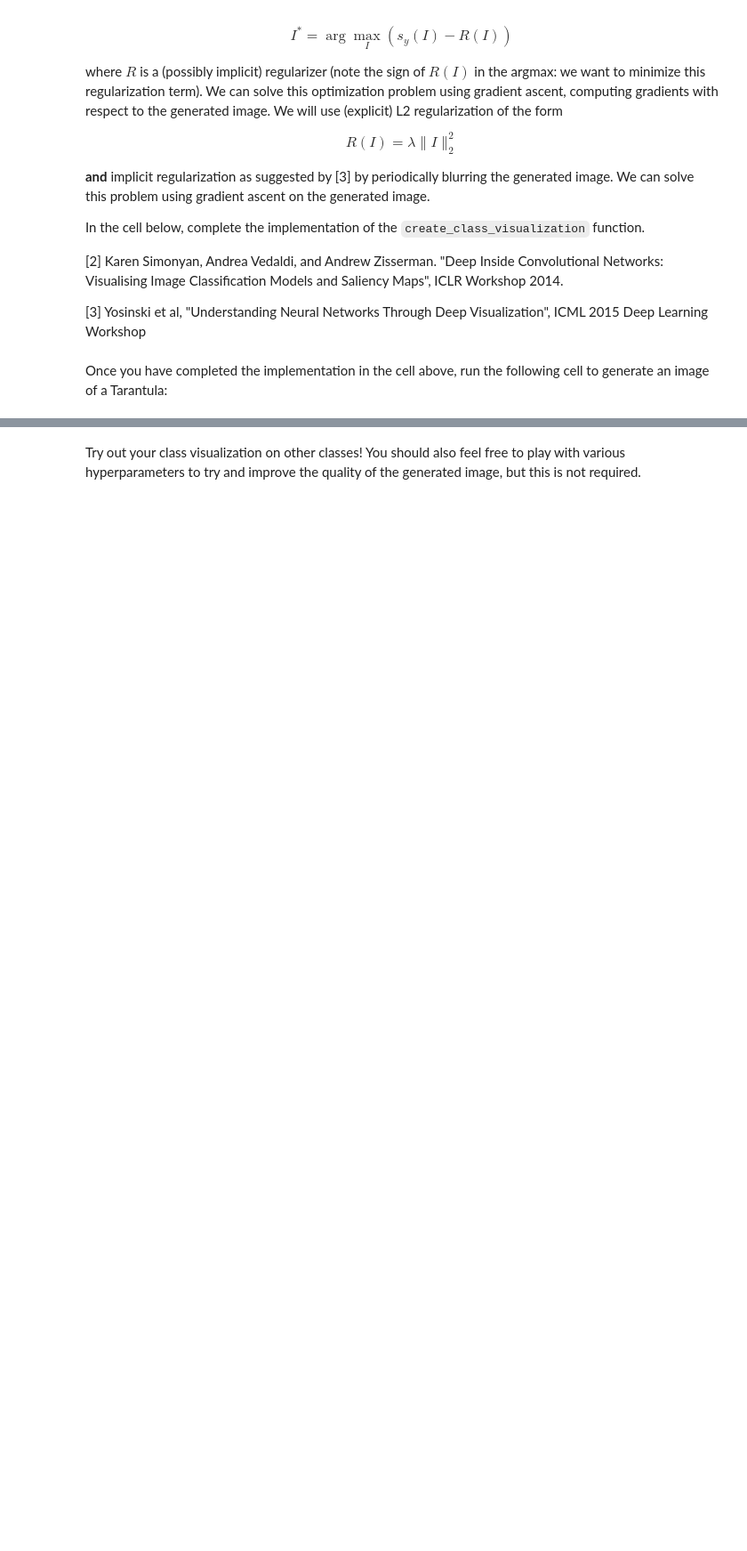
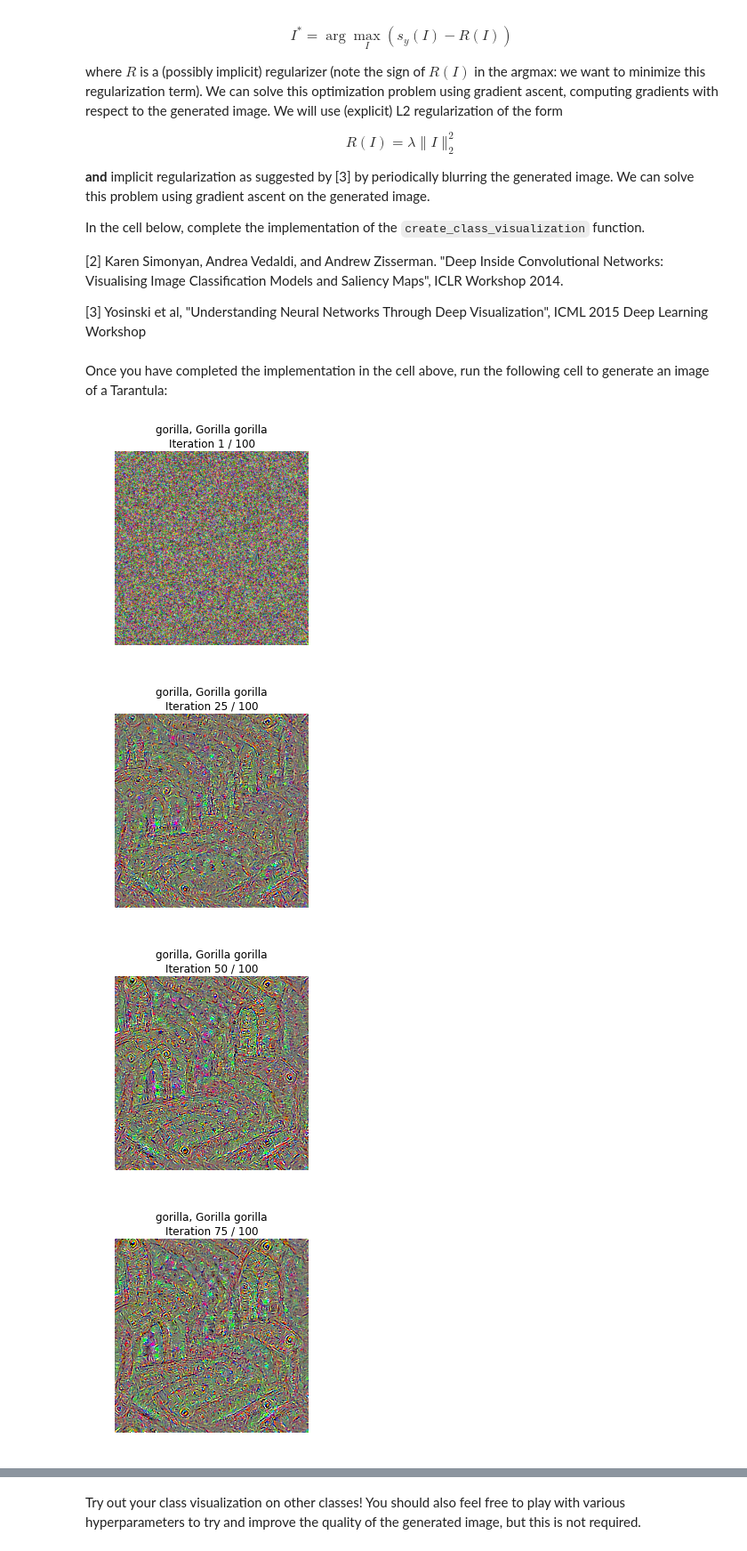
Before and after one commit to seb-afk/cs231n, a Jupyter notebook: assignment3/NetworkVisualization-PyTorch.ipynb, the cells around one changed output, grey strips where cells are left out. Shown at 89% size. Drawn from its saved outputs; the diff is of its cells as text; code cells hidden in the pictures; blank space fills up the shorter version.

```diff
--- a/assignment3/NetworkVisualization-PyTorch.ipynb
+++ b/assignment3/NetworkVisualization-PyTorch.ipynb
@@ -249,7 +260,7 @@ def make_fooling_image(X, target_y, model):
     ##############################################################################
     learning_rate = 1
     y_tensor = torch.LongTensor([target_y])
-    for iteration_i in range(100):
+    for iteration_i in range(50):
         scores = model(X_fooling)
         loss = F.cross_entropy(scores, y_tensor)
         # backpropagate x
@@ -267,7 +278,7 @@ def make_fooling_image(X, target_y, model):
 Run the following cell to generate a fooling image. You should ideally see at first glance no major difference between the original and fooling images, and the network should now make an incorrect prediction on the fooling one. However you should see a bit of random noise if you look at the 10x magnified difference between the original and fooling images. Feel free to change the `idx` variable to explore other images.
 # %%
 idx = 0
-target_y = 6
+target_y = 20
 
 X_tensor = torch.cat([preprocess(Image.fromarray(x)) for x in X], dim=0)
 X_fooling = make_fooling_image(X_tensor[idx:idx+1], target_y, model)
@@ -390,7 +403,18 @@ def create_class_visualization(target_y, model, dtype, **kwargs):
         # L2 regularization term!                                              #
         # Be very careful about the signs of elements in your code.            #
         ########################################################################
-        pass
+        y_tensor = torch.LongTensor([target_y])
+        scores = model(img)
+        dataloss = F.cross_entropy(scores, y_tensor)
+        regloss = torch.mul(img, img).sum() * l2_reg
+        loss = dataloss - regloss
+        # backpropagate x
+        loss.backward()
+        dx = img.grad * learning_rate
+        with torch.no_grad():
+            img += dx
+            # Manually zero the gradients after running the backward pass
+            img.grad.zero_()
         ########################################################################
         #                             END OF YOUR CODE                         #
         ########################################################################
@@ -421,12 +445,17 @@ Once you have completed the implementation in the cell above, run the following
 # %%
 dtype = torch.FloatTensor
 # dtype = torch.cuda.FloatTensor # Uncomment this to use GPU
 model.type(dtype)
 
 # target_y = 76 # Tarantula
 # target_y = 78 # Tick
-target_y = 187 # Yorkshire Terrier
+#target_y = 187 # Yorkshire Terrier
 # target_y = 683 # Oboe
-# target_y = 366 # Gorilla
+target_y = 366 # Gorilla
 # target_y = 604 # Hourglass
 out = create_class_visualization(target_y, model, dtype)
+# %% [output]
+[figure, added]
+[figure, added]
+[figure, added]
+[figure, added]
```
Also changed, not shown: parts of 6 cells of this notebook, 8 other files.
